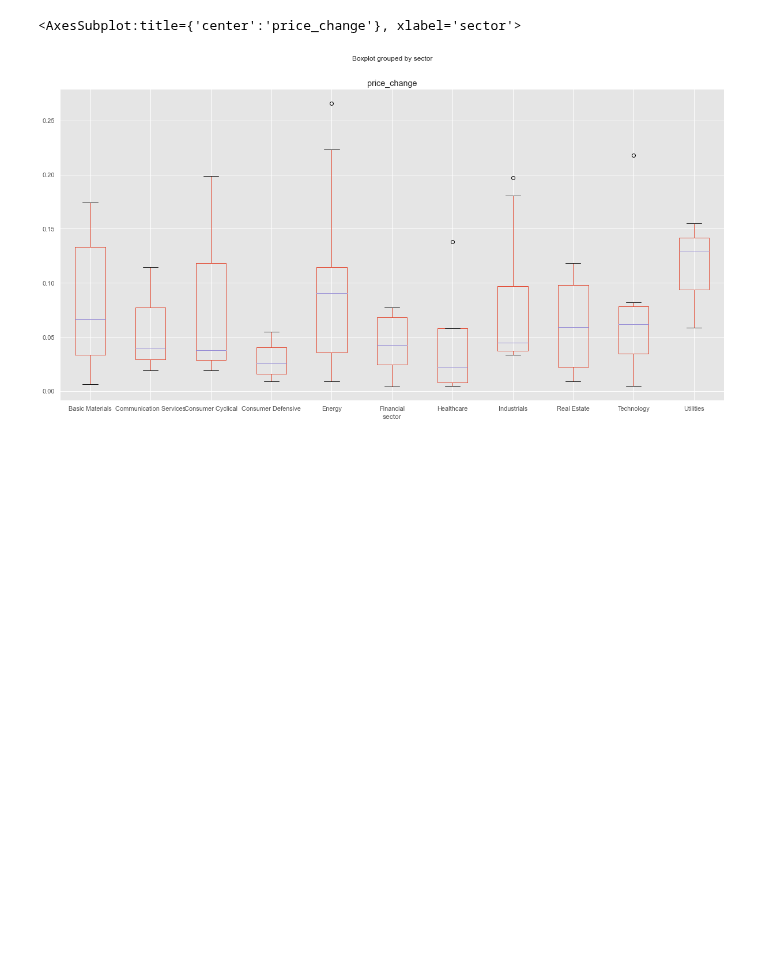
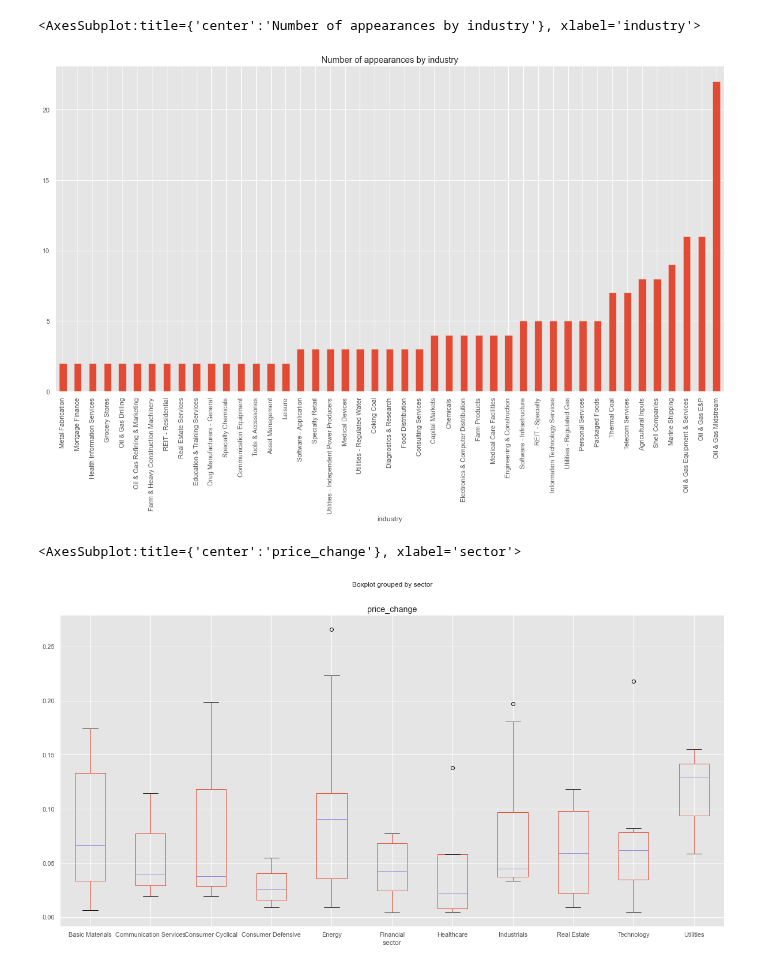
Before and after one commit to laimis/stock-screener-reports, a Jupyter notebook: src/FinvizScraper.Analysis/new_highs_analysis.ipynb, the cells around one changed output. Drawn from its saved outputs; the diff is of its cells as text; code cells hidden in the pictures; blank space fills up the shorter version.

```diff
--- a/src/FinvizScraper.Analysis/new_highs_analysis.ipynb
+++ b/src/FinvizScraper.Analysis/new_highs_analysis.ipynb
@@ -87,3 +121,8 @@ new_highs_with_p_clean[new_highs_with_p_clean["industry"] == "Coking Coal"]
+# %%
+new_highs_with_p_clean.groupby("industry")["number_of_appearances"].sum().sort_values().plot(kind="bar", title="Number of appearances by industry")
+# %% [output]
+<AxesSubplot:title={'center':'Number of appearances by industry'}, xlabel='industry'>
+[figure, added]
 # %%
 new_highs_with_p_clean.boxplot(column="price_change", by="sector")
 # %% [output]
```
Also changed, not shown: parts of 14 cells of this notebook.
